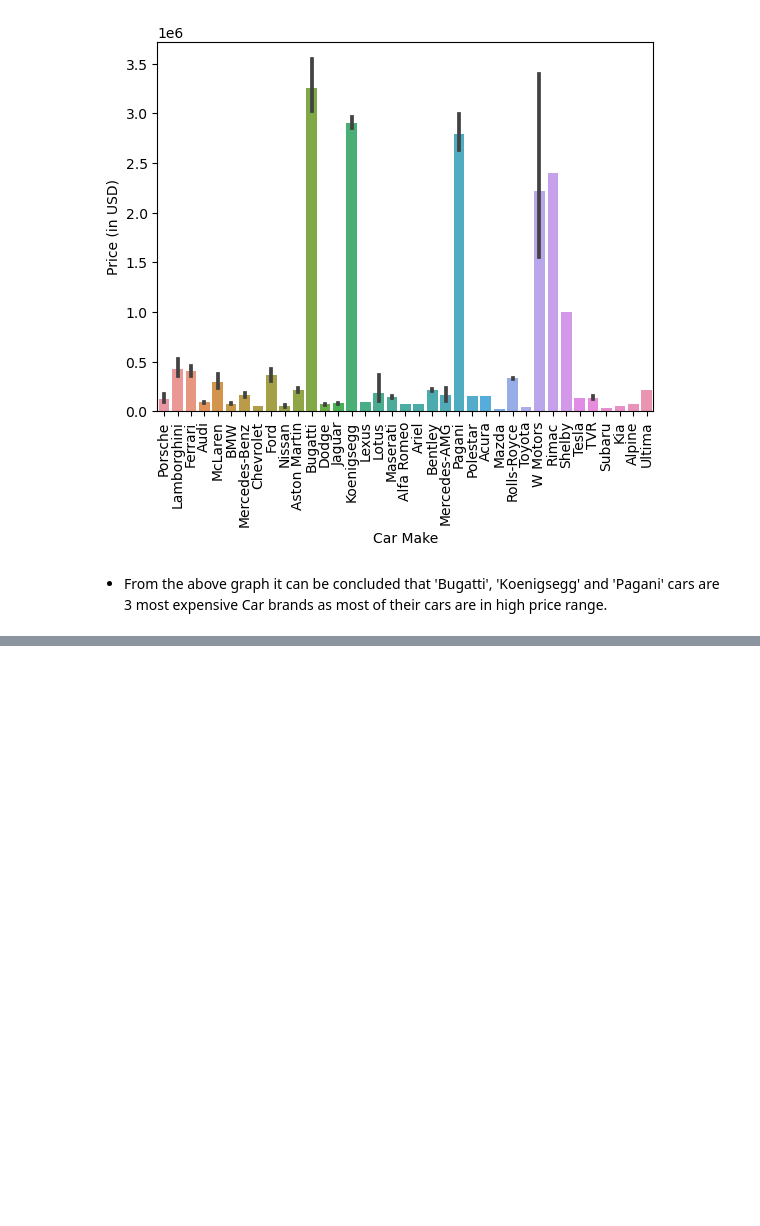
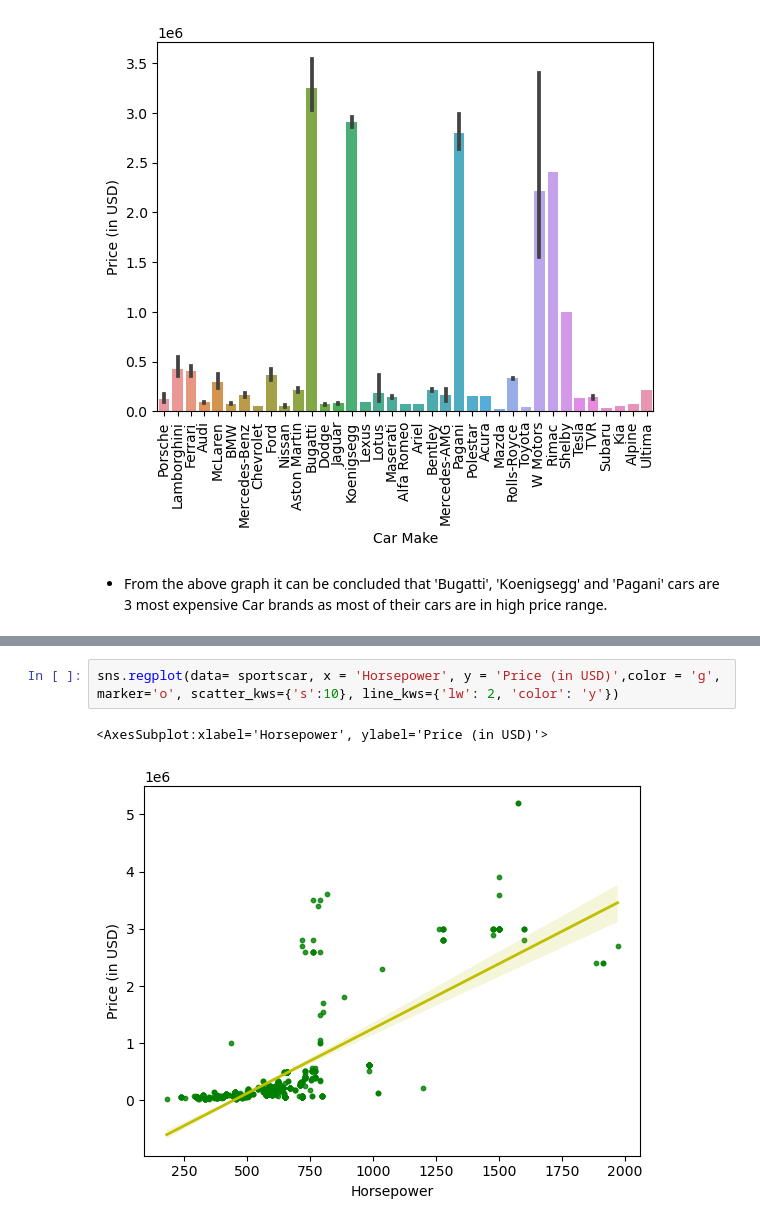
Before and after one commit to rajatmann/SportsCar-DataSet-Analysis-and-Price-Prediction, a Jupyter notebook: SportsCar EDA and Price Prediction.ipynb, the cells around one changed output, grey strips where cells are left out. Drawn from its saved outputs; the diff is of its cells as text; blank space fills up the shorter version.

```diff
--- a/SportsCar EDA and Price Prediction.ipynb
+++ b/SportsCar EDA and Price Prediction.ipynb
@@ -555,0 +578,5 @@ plt.xticks(rotation=90)
+# %%
+sns.regplot(data= sportscar, x = 'Horsepower', y = 'Price (in USD)',color = 'g', marker='o', scatter_kws={'s':10}, line_kws={'lw': 2, 'color': 'y'})
+# %% [output]
+<AxesSubplot:xlabel='Horsepower', ylabel='Price (in USD)'>
+[figure, added]
```
Also changed, not shown: parts of 21 cells of this notebook.
